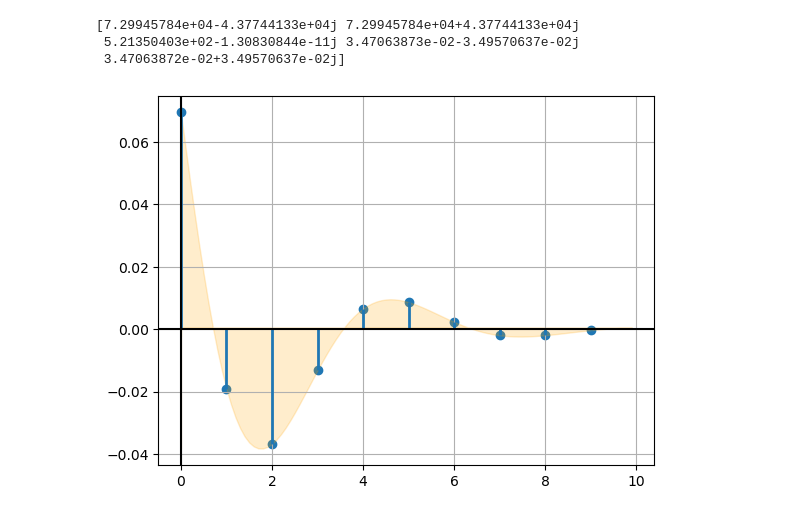
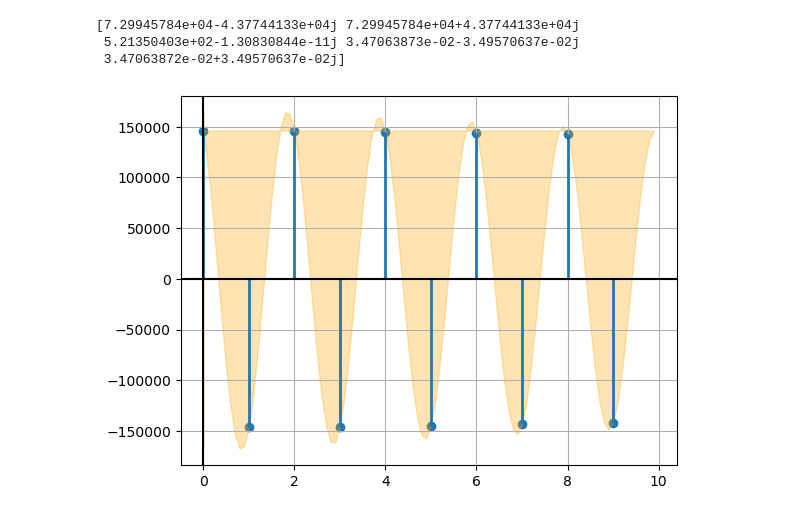
Before and after one commit to reebme/time-imputation-benchmark, a Jupyter notebook: Notebooks/01_Prepare_Data.ipynb, the cells around one changed output. Cells and saved outputs as stored; diff of their text form; code cells hidden in the pictures.

Commit message:
Add function calculating coefficients of the solution of Yule-Walker difference equation.

```diff
--- a/Notebooks/01_Prepare_Data.ipynb
+++ b/Notebooks/01_Prepare_Data.ipynb
@@ -460,22 +460,16 @@ polar_v(roots)
 (array([0.98481463, 0.98481463, 0.82077774, 0.61440423, 0.61440423]),
  array([-3.11512592,  3.11512592,  3.14159265, -1.10270217,  1.10270217]))
 # %%
-#A = np.array([np.ones(p), roots, np.pow(roots, 2)])
-A = []
-for i in range(p):
-    A.append(np.pow(roots, i))
-A = np.array(A)
-y = acovf(x_long)[0:p]
-beta = np.linalg.solve(A, y)
+beta = Yule_Walker_solution_coeffs(roots, x_long)
 print(beta)
 # %% [output]
 [7.29945784e+04-4.37744133e+04j 7.29945784e+04+4.37744133e+04j
  5.21350403e+02-1.30830844e-11j 3.47063873e-02-3.49570637e-02j
  3.47063872e-02+3.49570637e-02j]
 # %%
-i = 3
+i = 0
 radius, rangle = cmath.polar(roots[i])
 bradius, bangle = cmath.polar(beta[i])
 plot_contribution_from_roots(radius, rangle, bradius, bangle, 10)
 # %% [output]
-[figure, old version]
+[figure, new version]
```
Also changed, not shown: parts of 1 cell of this notebook, 1 other file.
